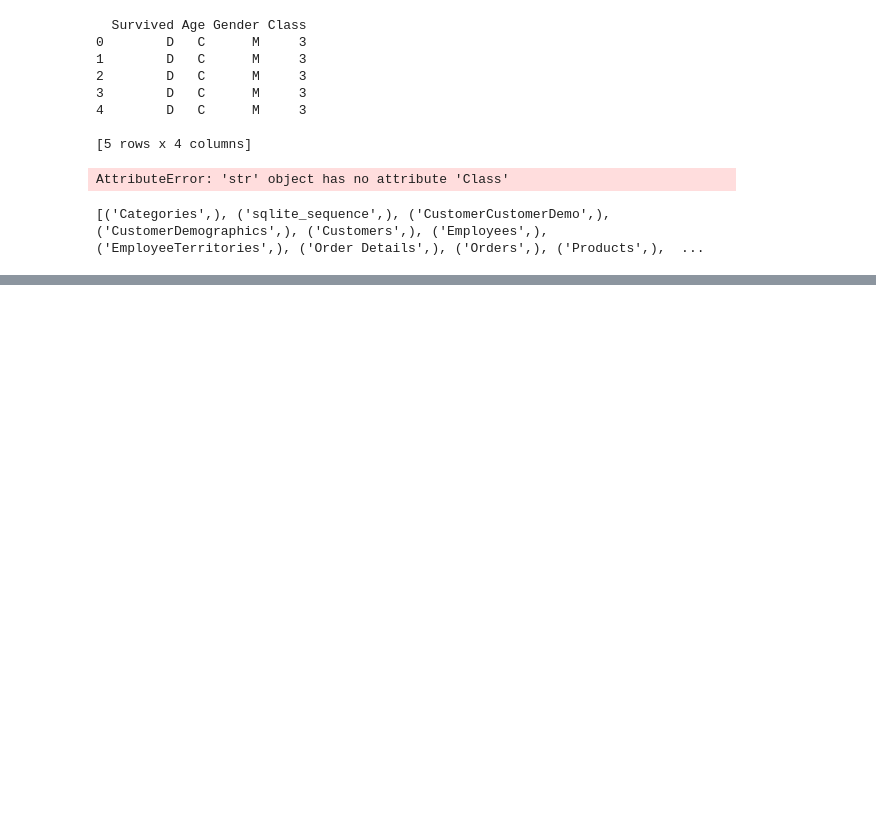
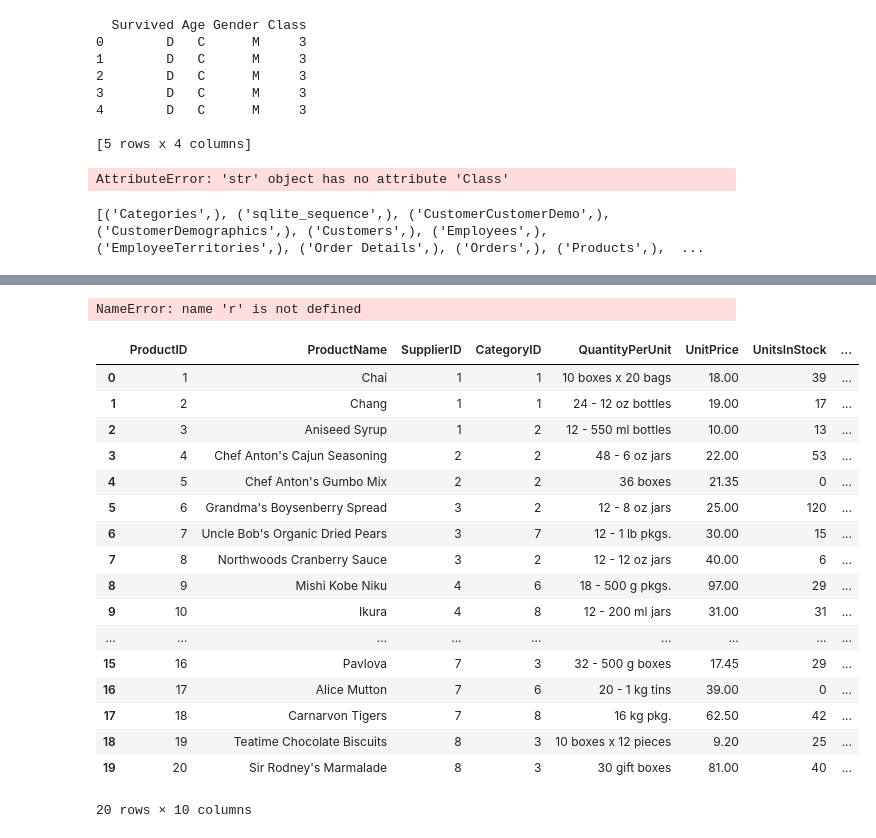
Before and after one commit to rtalyansky/Data-Analysis-Practice, a Jupyter notebook: Pandasql/Pandaspractice.ipynb, the cells around one changed output, grey strips where cells are left out. Saved outputs shown, nothing was run; the diff lists cells and outputs as text; code cells hidden in the pictures; blank space fills up the shorter version.

```diff
--- a/Pandasql/Pandaspractice.ipynb
+++ b/Pandasql/Pandaspractice.ipynb
@@ -9,9 +9,9 @@ segments.head()
 db=("Northwind.db")
 
 
-pd.set_option('display.notebook_repr_html', False)
-pd.set_option('display.max_columns', 100)
-pd.set_option('display.max_rows', 100)
+#pd.set_option('display.notebook_repr_html', False)
+#pd.set_option('display.max_columns', 100)
+#pd.set_option('display.max_rows', 100)
 # %%
 from datetime import datetime
 # %%
@@ -70,0 +68,72 @@ Index: []
+# %%
+
+import sqlite3
+
+#def try_fetchone(cursor):
+	#count = 0
+	#while (True):
+		#r = cursor.fetchone()
+		#if r == None:
+			#break
+		#else:
+			#count += 1
+			#print ("Row %d:" % count), r
+
+#def try_fetchmany(cursor, howmany):
+	#iteration = 0
+	#while(True):
+		#l = cursor.fetchmany(howmany)
+		#if l == []:
+			#break
+		#else:
+			#iteration += 1
+			#print "Iteration", iteration
+			#for r in l:
+				#print r
+
+dbconn = sqlite3.connect ('Northwind.db')
+#dbconn.row_factory = sqlite3.Row
+#dbconn.text_factory = bytes
+
+cursor = dbconn.cursor()
+
+sql = "select CustomerID
+from Customers"
+
+cursor.execute(sql)
+#r = cursor.fetchone()
+
+#print type(r)
+#print tuple(r)
+#print r.keys()
+#print r['CustomerID']
+
+cursor.close()
+dbconn.close()
+r
+# %% [output]
+NameError: name 'r' is not defined
+# %%
+con = sqlite3.connect("Northwind.db")
+
+a = pd.read_sql ("Select * from Products", con)
+a
+# %% [output]
+|  | ProductID | ProductName | SupplierID | CategoryID | QuantityPerUnit | UnitPrice | UnitsInStock | ... |
+| 0 | 1 | Chai | 1 | 1 | 10 boxes x 20 bags | 18.00 | 39 | ... |
+| 1 | 2 | Chang | 1 | 1 | 24 - 12 oz bottles | 19.00 | 17 | ... |
+| 2 | 3 | Aniseed Syrup | 1 | 2 | 12 - 550 ml bottles | 10.00 | 13 | ... |
+| 3 | 4 | Chef Anton's Cajun Seasoning | 2 | 2 | 48 - 6 oz jars | 22.00 | 53 | ... |
+| 4 | 5 | Chef Anton's Gumbo Mix | 2 | 2 | 36 boxes | 21.35 | 0 | ... |
+| 5 | 6 | Grandma's Boysenberry Spread | 3 | 2 | 12 - 8 oz jars | 25.00 | 120 | ... |
+| 6 | 7 | Uncle Bob's Organic Dried Pears | 3 | 7 | 12 - 1 lb pkgs. | 30.00 | 15 | ... |
+| 7 | 8 | Northwoods Cranberry Sauce | 3 | 2 | 12 - 12 oz jars | 40.00 | 6 | ... |
+| 8 | 9 | Mishi Kobe Niku | 4 | 6 | 18 - 500 g pkgs. | 97.00 | 29 | ... |
+| 9 | 10 | Ikura | 4 | 8 | 12 - 200 ml jars | 31.00 | 31 | ... |
+| ... | ... | ... | ... | ... | ... | ... | ... | ... |
+| 15 | 16 | Pavlova | 7 | 3 | 32 - 500 g boxes | 17.45 | 29 | ... |
+| 16 | 17 | Alice Mutton | 7 | 6 | 20 - 1 kg tins | 39.00 | 0 | ... |
+| 17 | 18 | Carnarvon Tigers | 7 | 8 | 16 kg pkg. | 62.50 | 42 | ... |
+| 18 | 19 | Teatime Chocolate Biscuits | 8 | 3 | 10 boxes x 12 pieces | 9.20 | 25 | ... |
+| 19 | 20 | Sir Rodney's Marmalade | 8 | 3 | 30 gift boxes | 81.00 | 40 | ... |
+20 rows × 10 columns
```
Also changed, not shown: parts of 3 cells of this notebook.
